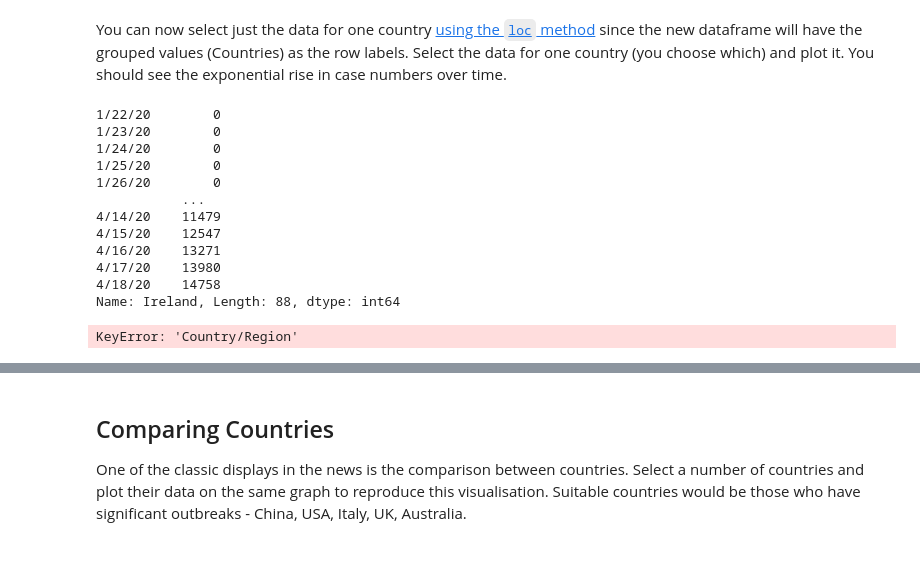
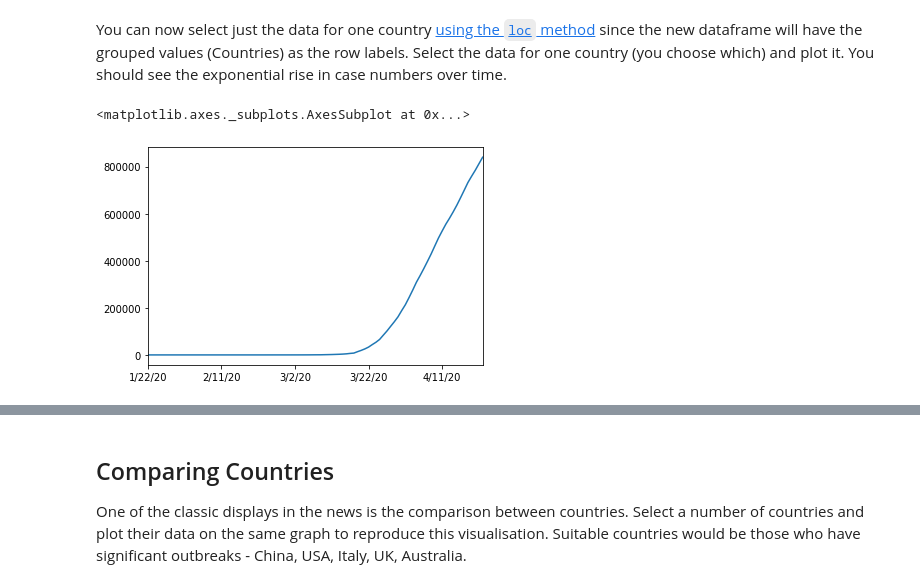
Before and after one commit to bhagyashreedhebe/MQ_DataScience, a Jupyter notebook: Portfolio 2.ipynb, the cells around one changed output, grey strips where cells are left out. Cells and saved outputs as stored; diff of their text form; code cells hidden in the pictures; blank space fills up the shorter version.

```diff
--- a/Portfolio 2.ipynb
+++ b/Portfolio 2.ipynb
@@ -74,21 +74,8 @@ grouped.head()
 # %% [markdown]
 You can now select just the data for one country [using the `loc` method](https://pandas.pydata.org/docs/getting_started/10min.html#selection) since the new dataframe will have the grouped values (Countries) as the row labels. Select the data for one country (you choose which) and plot it.  You should see the exponential rise in case numbers over time.
-# %%
-grouped.loc['Ireland']
-# %% [output]
-1/22/20        0
-1/23/20        0
-1/24/20        0
-1/25/20        0
-1/26/20        0
-           ...
-4/14/20    11479
-4/15/20    12547
-4/16/20    13271
-4/17/20    13980
-4/18/20    14758
-Name: Ireland, Length: 88, dtype: int64
-# %%
-grouped.plot('Country/Region','4/18/20')
-# %% [output]
-KeyError: 'Country/Region'
+# %%
+df =grouped.loc['US']
+df.plot.line()
+# %% [output]
+<matplotlib.axes._subplots.AxesSubplot at 0x...>
+[figure, added]
```
Also changed, not shown: parts of 7 cells of this notebook.
